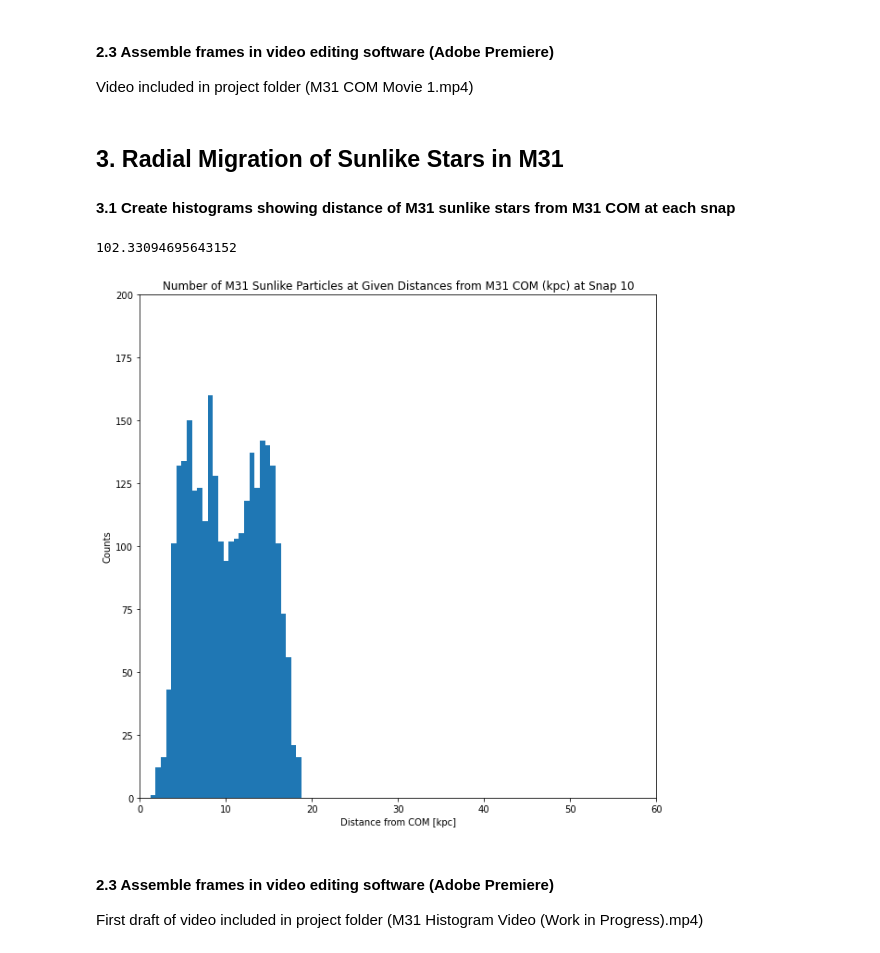
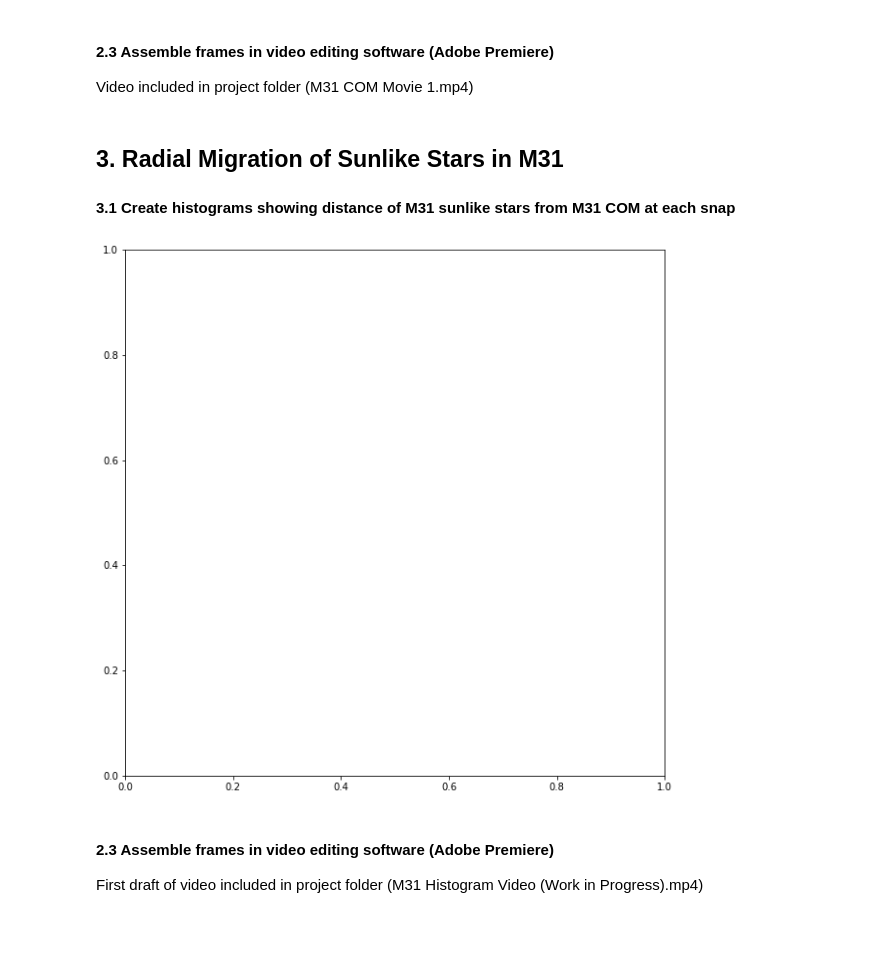
Before and after one commit to anshrg/400B_2023_Gupta, a Jupyter notebook: Research Assignments/Research Assignment 5/Ansh Gupta Galaxy Project - Fate of Sunlike Stars.ipynb, the cells around one changed output. Saved outputs shown, nothing was run; the diff lists cells and outputs as text; code cells hidden in the pictures.

```diff
--- a/Research Assignments/Research Assignment 5/Ansh Gupta Galaxy Project - Fate of Sunlike Stars.ipynb
+++ b/Research Assignments/Research Assignment 5/Ansh Gupta Galaxy Project - Fate of Sunlike Stars.ipynb
@@ -216,6 +216,7 @@ M33_sunlike_indices = sunlike_stars(M33_path, 'M33', 0, sun_parameters, sun_tole
 ## 2. Visualize trajectory of selected stars
 #### 2.1 Get positions of all particles at each snapshot relative to the M31 COM. Create frame-by-frame plots at eachsnap number, plotting the sun-like particles in a different color.
 # %%
+snap_start = 400
 ax = plt.figure(figsize=(10,10)).add_subplot(projection="3d",computed_zorder=False)
 for index, i in enumerate(range(snap_start, snap_end+1, increment)):
     index = (index + snap_start)*increment # correct index for starting at nonzero snap_start
@@ -265,5 +266,5 @@ for index, i in enumerate(range(snap_start, snap_end+1, increment)):
     ax.set_zlim(-50, 50)
     ax.view_init(30, 30)
 
-#     plt.savefig(f'images/M31_COM_{index}.png') # save plot as image
-#     ax.clear() # clear plot to get the next frame ready
+    plt.savefig(f'images2/M31_COM_{index}.png') # save plot as image
+    ax.clear() # clear plot to get the next frame ready
@@ -272,40 +271,38 @@ for index, i in enumerate(range(snap_start, snap_end+1, increment)):
 # %% [markdown]
 #### 2.3 Assemble frames in video editing software (Adobe Premiere)
 Video included in project folder (M31 COM Movie 1.mp4)
-# %% [markdown]
-## 3. Radial Migration of Sunlike Stars in M31
-#### 3.1 Create histograms showing distance of M31 sunlike stars from M31 COM at each snap
-# %%
-fig, ax = plt.subplots(figsize=(10,10))
-
-for index, i in enumerate(range(snap_start, snap_end+1, increment)):
-    index = (index + snap_start)*increment # correct index for starting at nonzero snap_start
-    ilbl = '000' + str(i) # add a string of the filenumber to the value “000”
-    ilbl = ilbl[-3:] # remove all but the last 3 digits
-
-    ### Plot histograms of radial position of M31 sunlike particles
-    filename = M31_path + 'M31/M31_' + ilbl + '.txt' # M31 filename including snap
-    time, total, data = Read(filename) # read in the datafile
-    disk_indices = np.where(data['type'] == 2) # get all disk particle indices
-    data = data[disk_indices] # data for all disk particles
-    x = data['x'] - M31_orbit['x'][index] # x position for M31 disk particles relative to M31 COM
-    y = data['y'] - M31_orbit['y'][index] # y position for M31 disk particles relative to M31 COM
-    z = data['z'] - M31_orbit['z'][index] # z position for M31 disk particles relative to M31 COM
-    r = np.sqrt(x**2 + y**2 + z**2)
-    print(np.max(r))
-    ax.hist(r[M31_sunlike_indices], bins=np.linspace(0, 60, 100)) # plot M31 sun-like particles
-    ax.set_title(f'Number of M31 Sunlike Particles at Given Distances from M31 COM (kpc) at Snap {i}')
-    ax.set_xlabel('Distance from COM [kpc]')
-    ax.set_ylabel('Counts')
-    ax.set_xlim(0, 60)
-    ax.set_ylim(0, 200)
-
-
-#     plt.savefig(f'histograms/M31_migration_histogram_{index}.png') # save plot as image
-#     ax.clear() # clear plot to get the next frame ready
-# %% [output]
-102.33094695643152
-[figure, removed]
-# %% [markdown]
-#### 2.3 Assemble frames in video editing software (Adobe Premiere)
-First draft of video included in project folder (M31 Histogram Video (Work in Progress).mp4)
+# %% [markdown]
+## 3. Radial Migration of Sunlike Stars in M31
+#### 3.1 Create histograms showing distance of M31 sunlike stars from M31 COM at each snap
+# %%
+fig, ax = plt.subplots(figsize=(10,10))
+
+for index, i in enumerate(range(snap_start, snap_end+1, increment)):
+    index = (index + snap_start)*increment # correct index for starting at nonzero snap_start
+    ilbl = '000' + str(i) # add a string of the filenumber to the value “000”
+    ilbl = ilbl[-3:] # remove all but the last 3 digits
+
+    ### Plot histograms of radial position of M31 sunlike particles
+    filename = M31_path + 'M31/M31_' + ilbl + '.txt' # M31 filename including snap
+    time, total, data = Read(filename) # read in the datafile
+    disk_indices = np.where(data['type'] == 2) # get all disk particle indices
+    data = data[disk_indices] # data for all disk particles
+    x = data['x'] - M31_orbit['x'][index] # x position for M31 disk particles relative to M31 COM
+    y = data['y'] - M31_orbit['y'][index] # y position for M31 disk particles relative to M31 COM
+    z = data['z'] - M31_orbit['z'][index] # z position for M31 disk particles relative to M31 COM
+    r = np.sqrt(x**2 + y**2 + z**2)
+    ax.hist(r[M31_sunlike_indices], bins=np.linspace(0, 60, 100)) # plot M31 sun-like particles
+    ax.set_title(f'Number of M31 Sunlike Particles at Given Distances from M31 COM (kpc) at Snap {i}')
+    ax.set_xlabel('Distance from COM [kpc]')
+    ax.set_ylabel('Counts')
+    ax.set_xlim(0, 60)
+    ax.set_ylim(0, 250)
+
+
+    plt.savefig(f'histograms2/M31_migration_histogram_{index}.png') # save plot as image
+    ax.clear() # clear plot to get the next frame ready
+# %% [output]
+[figure, added]
+# %% [markdown]
+#### 2.3 Assemble frames in video editing software (Adobe Premiere)
+First draft of video included in project folder (M31 Histogram Video (Work in Progress).mp4)
```
Also changed, not shown: parts of 2 cells of this notebook, 2 other files.
